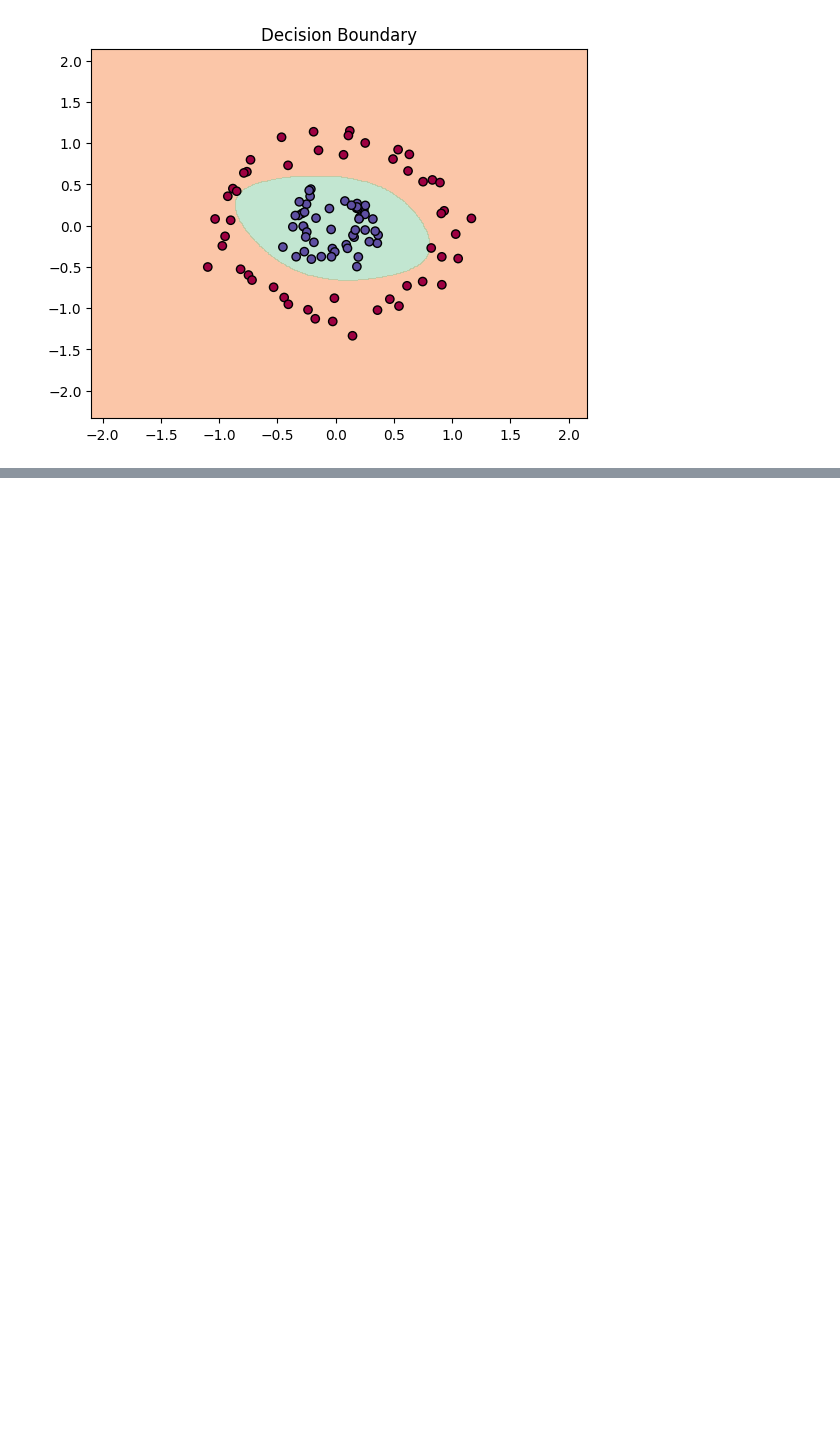
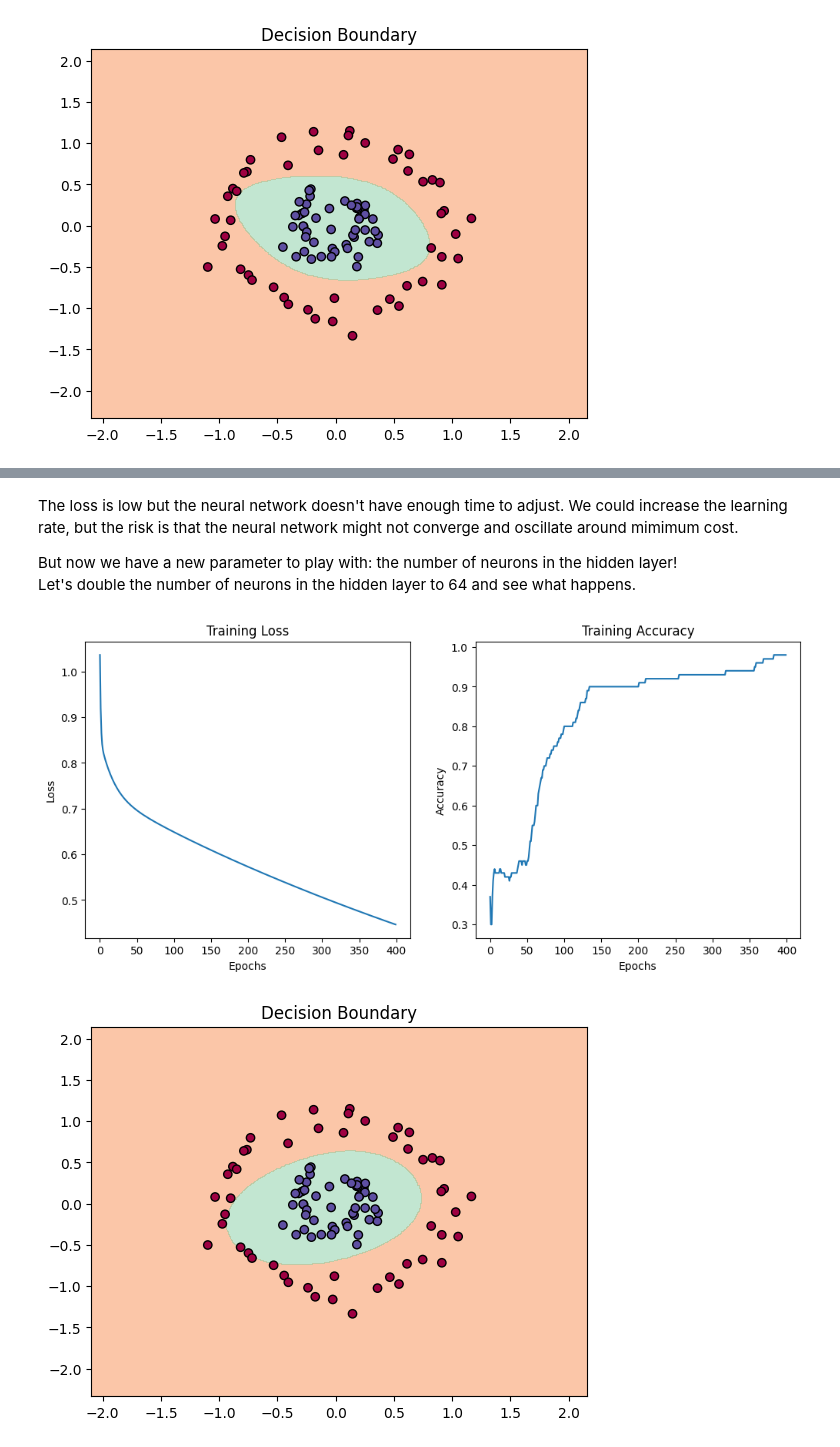
Before and after one commit to Pchambet/graph-neural-networks, a Jupyter notebook: notebooks/practice_02.ipynb, the cells around one changed output, grey strips where cells are left out. Saved outputs shown, nothing was run; the diff lists cells and outputs as text; code cells hidden in the pictures; blank space fills up the shorter version.

```diff
--- a/notebooks/practice_02.ipynb
+++ b/notebooks/practice_02.ipynb
@@ -537,0 +556,12 @@ plot_decision_boundary(X, y, parameters)
+# %% [markdown]
+The loss is low but the neural network doesn't have enough time to adjust. We could increase the learning rate, but the risk is that the neural network might not converge and oscillate around mimimum cost.
+
+But now we have a new parameter to play with: the number of neurons in the hidden layer!\
+Let's double the number of neurons in the hidden layer to 64 and see what happens.
+# %%
+param_64, train_loss, train_acc, history = neural_network(X, y, n1=64, learning_rate=0.1, epoch=400)
+plot_loss_acc(train_loss, train_acc)
+plot_decision_boundary(X, y, param_64)
+# %% [output]
+[figure, added]
+[figure, added]
```
Also changed, not shown: parts of 22 cells of this notebook, 1 other file.
